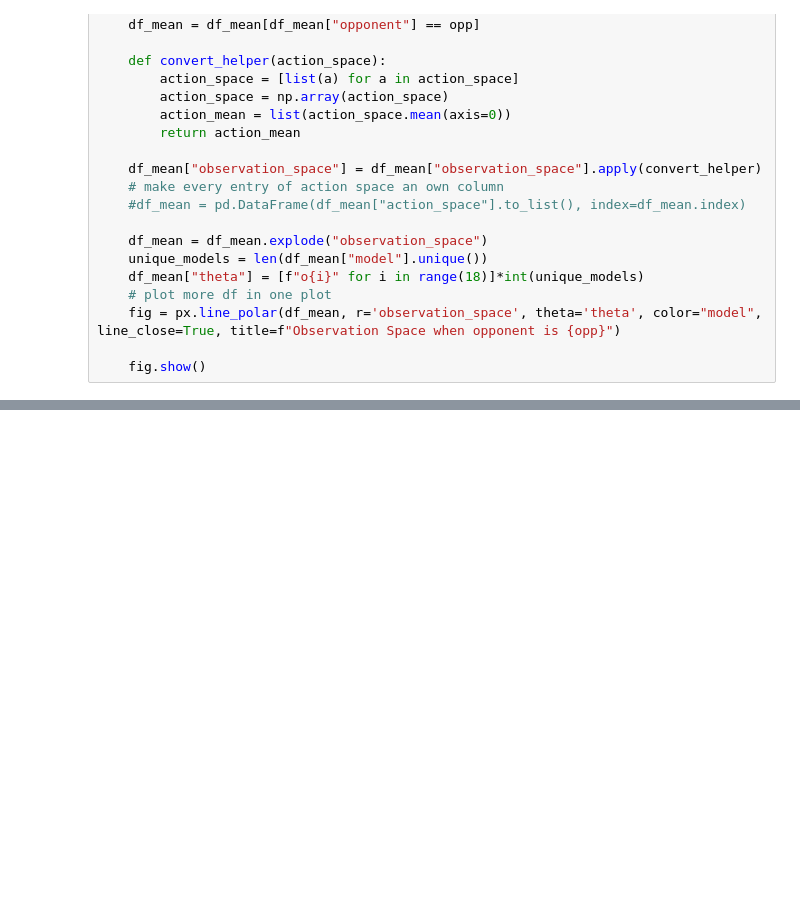
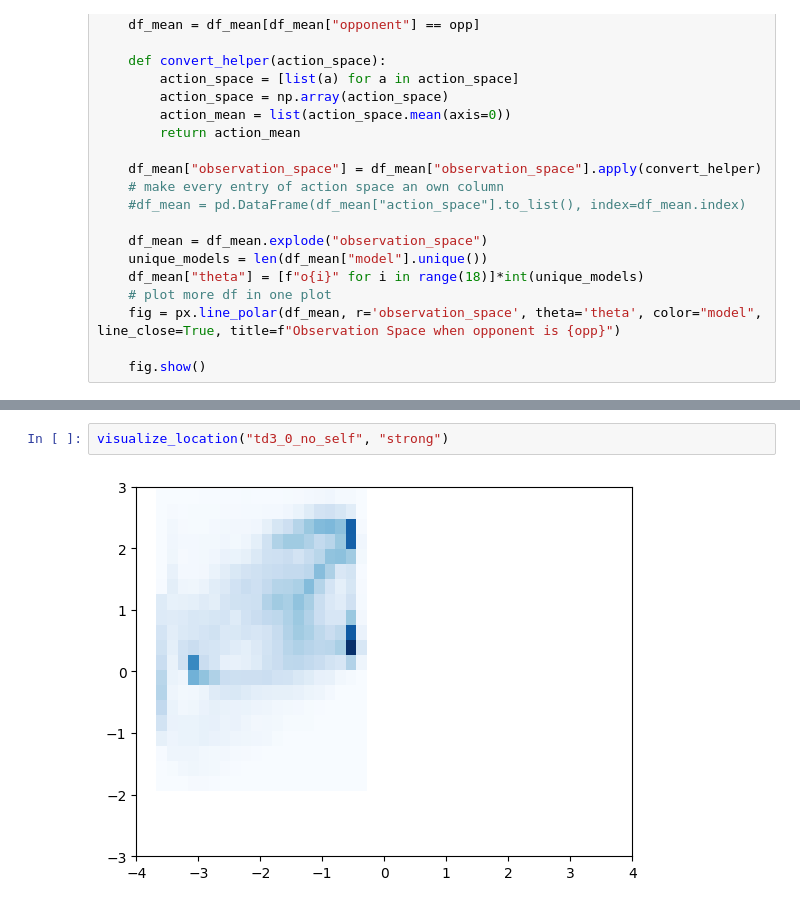
Before and after one commit to triooy/rl_uni_tuebingen_challenge, a Jupyter notebook: src/experiments/action_space_plots.ipynb, the cells around one changed output, grey strips where cells are left out. Saved outputs shown, nothing was run; the diff lists cells and outputs as text; blank space fills up the shorter version.

```diff
--- a/src/experiments/action_space_plots.ipynb
+++ b/src/experiments/action_space_plots.ipynb
@@ -71,0 +118,4 @@ for opp in df["opponent"].unique():
+# %%
+visualize_location("td3_0_no_self", "strong")
+# %% [output]
+[figure, added]
```
Also changed, not shown: parts of 6 cells of this notebook, 3 other files.
